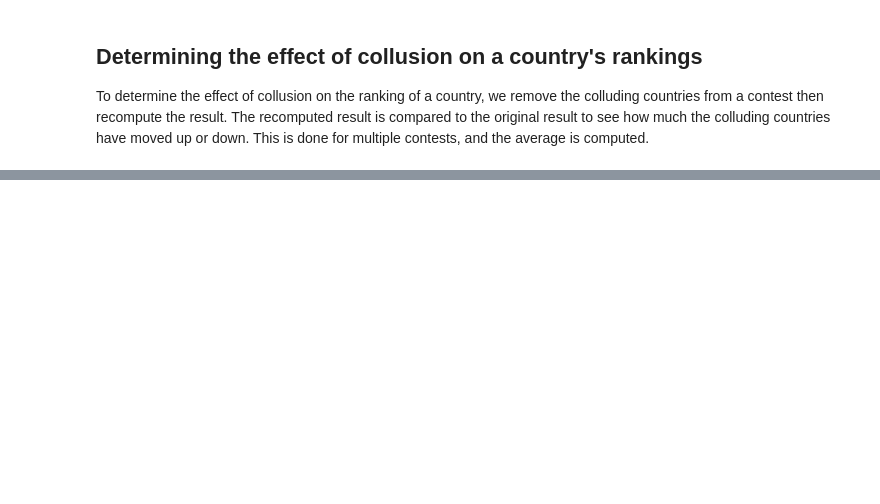
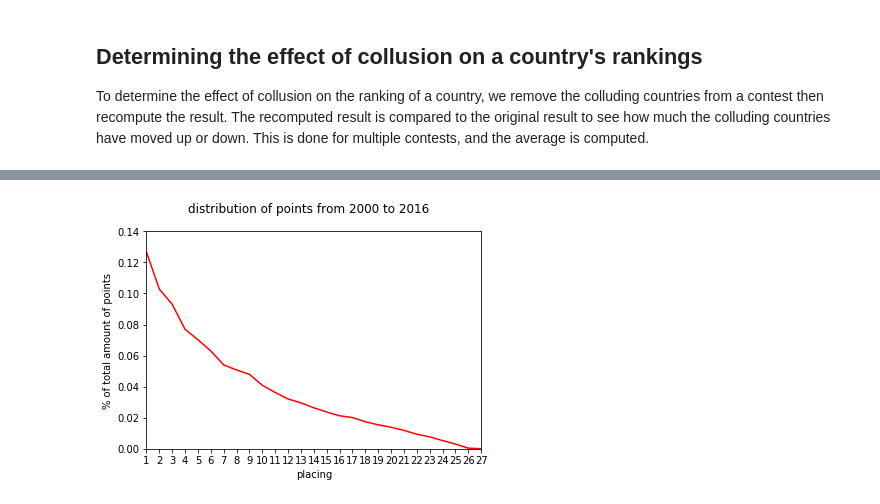
Before and after one commit to ScrubMasterLenny/ESC_voting_thesis, a Jupyter notebook: BSc thesis notebook.ipynb, the cells around one changed output, grey strips where cells are left out. Drawn from its saved outputs; the diff is of its cells as text; code cells hidden in the pictures; blank space fills up the shorter version.

```diff
--- a/BSc thesis notebook.ipynb
+++ b/BSc thesis notebook.ipynb
@@ -703,0 +854,81 @@ Country no did not participate in this contest
+# %%
+import matplotlib.pyplot as plt
+
+ESC_1957_61, ESC_1962_66, ESC_1967_75, ESC_1975_2015, ESC_2016_19 = reimport_data()
+all_ESCs = {**ESC_1957_61 , **ESC_1962_66, **ESC_1967_75, **ESC_1975_2015, **ESC_2016_19}
+
+l = [str(i) for i in range(2000,2016)]
+ESC_2000_15 = dict([(key, all_ESCs[key]) for key in l])
+# check_collusion(ESC_1960_80, ['gb', 'fr'])
+
+points = [0 for i in range(27)]
+for esc in ESC_2000_15:
+    result = ESC_2000_15[esc].compute_result()
+    rank = 0
+    for element in sorted(result, key=result.get, reverse=True):
+        points[rank] += result[element]
+        rank += 1
+for i in range(27):
+    points[i] = points[i]/33466
+
+print(points)
+
+plt.plot(range(1,28), points, 'r-')
+plt.axis([1,27,0,0.14])
+plt.xticks(range(1,28))
+plt.xlabel("placing")
+plt.ylabel("% of total amount of points")
+plt.suptitle('distribution of points from 2000 to 2016')
+plt.show()
+
+
+# points = [0 for i in range(20)]
+# for esc in ESC_1960_80:
+#     result = ESC_1960_80[esc].compute_result()
+#     rank = 0
+#     for element in sorted(result, key=result.get, reverse=True):
+#         points[rank] += result[element]
+#         rank += 1
+# for i in range(20):
+#     points[i] = points[i]/11865
+# print(points)
+
+# plt.plot(range(1,21), points, 'r-')
+# plt.axis([1,20,0,0.14])
+# plt.xticks(range(1,21))
+# plt.xlabel("Placing")
+# plt.ylabel("% of total amount of points")
+# plt.suptitle('distribution of points from 1960 to 1980')
+# plt.show()
+
+# points = [0 for i in range(25)]
+# for esc in ESC_1980_00:
+#     result = ESC_1980_00[esc].compute_result()
+#     rank = 0
+#     for element in sorted(result, key=result.get, reverse=True):
+#         points[rank] += result[element]
+#         rank += 1
+# for i in range(25):
+#     points[i] = points[i]/25288
+
+# print(points)
+
+# plt.plot(range(1,26), points, 'r-')
+# plt.axis([1,25,0,0.14])
+# plt.xticks(range(1,26))
+# plt.xlabel("placing")
+# plt.ylabel("% of total amount of points")
+# plt.suptitle('distribution of points from 1980 to 2000')
+# plt.show()
+
+
+
+
+# l = [str(i) for i in range(1980,2000)]
+# ESC_1980_2000 = dict([(key, all_ESCs[key]) for key in l])
+# check_collusion(ESC_1980_2000, ['dk', 'is'])
+
+# l = [str(i) for i in range(2000,2016)]
+# ESC_2000_2016 = dict([(key, all_ESCs[key]) for key in l])
+# check_collusion(ESC_2000_2016, ['no', 'se'])
+# %% [output]
@@ -704,2 +936,3 @@ Country no did not participate in this contest
+[figure, added]
 # %%
 # placeholder
```
Also changed, not shown: parts of 5 cells of this notebook.
